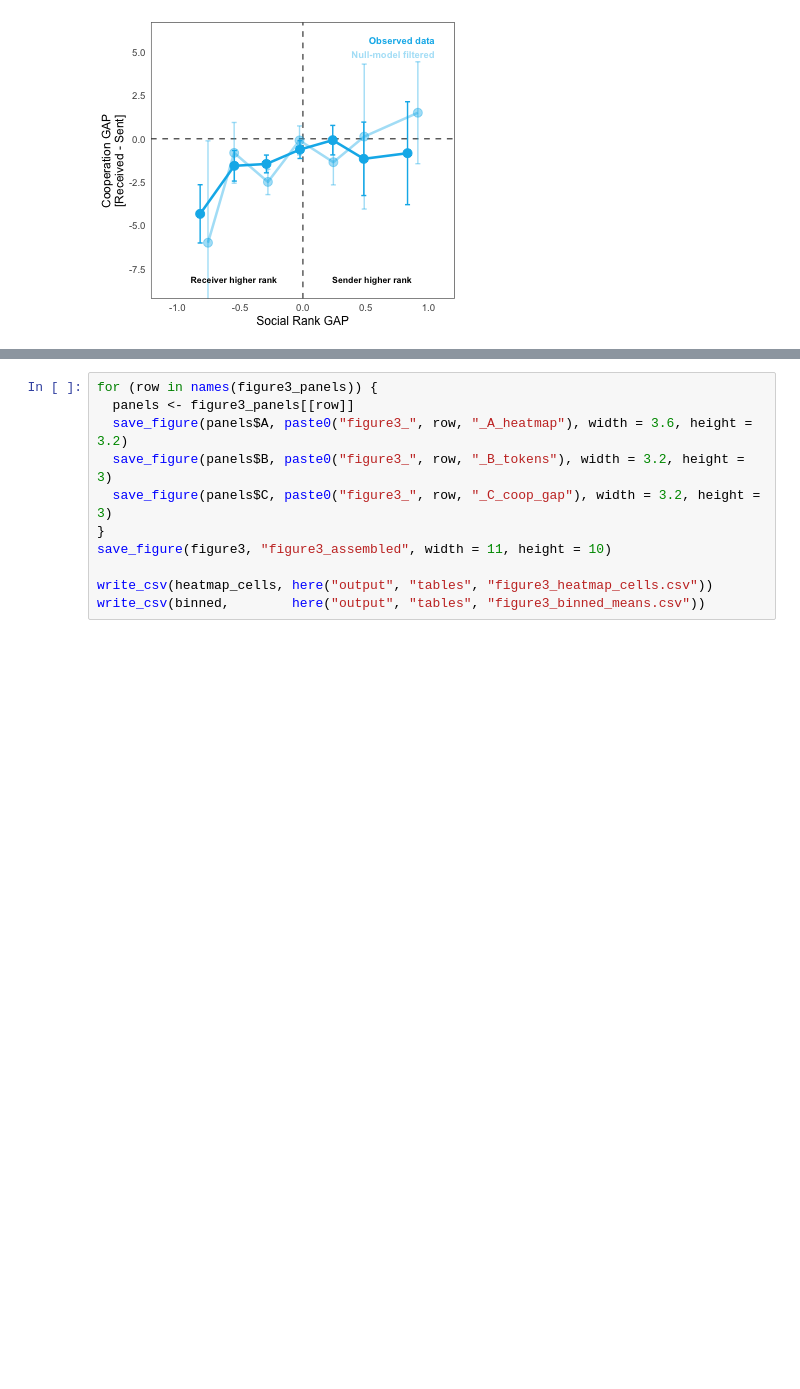
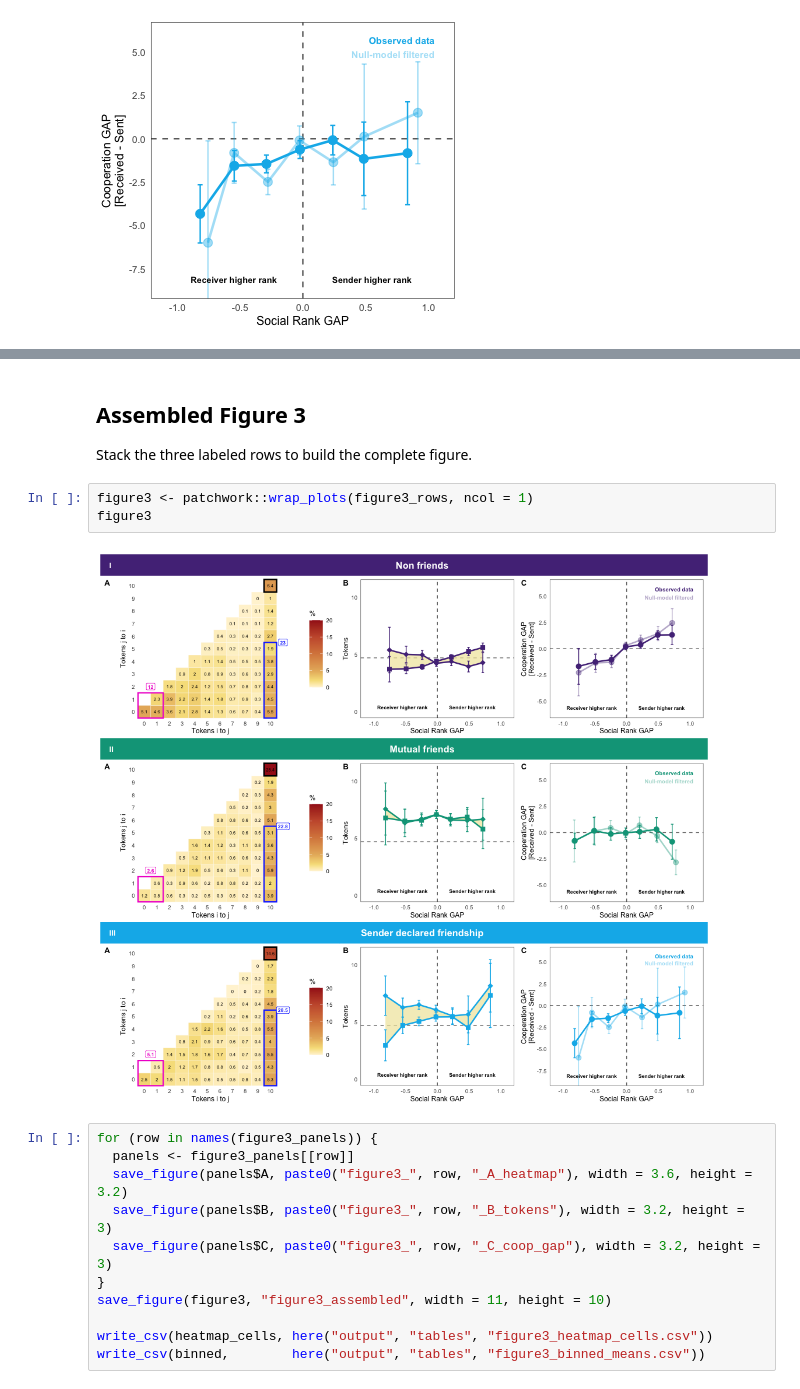
Before and after one commit to melanieoyarzun/patio-en-red, a Jupyter notebook: notebooks/main/02_main_results.ipynb, the cells around one changed output, grey strips where cells are left out. Cells and saved outputs as stored; diff of their text form; blank space fills up the shorter version.

```diff
--- a/notebooks/main/02_main_results.ipynb
+++ b/notebooks/main/02_main_results.ipynb
@@ -1084,2 +1109,11 @@ figure3
+# %% [markdown]
+## Assembled Figure 3
+
+Stack the three labeled rows to build the complete figure.
+# %%
+figure3 <- patchwork::wrap_plots(figure3_rows, ncol = 1)
+figure3
+# %% [output]
+[figure, added]
 # %%
 for (row in names(figure3_panels)) {
```
Also changed, not shown: parts of 8 cells of this notebook, 9 other files.
